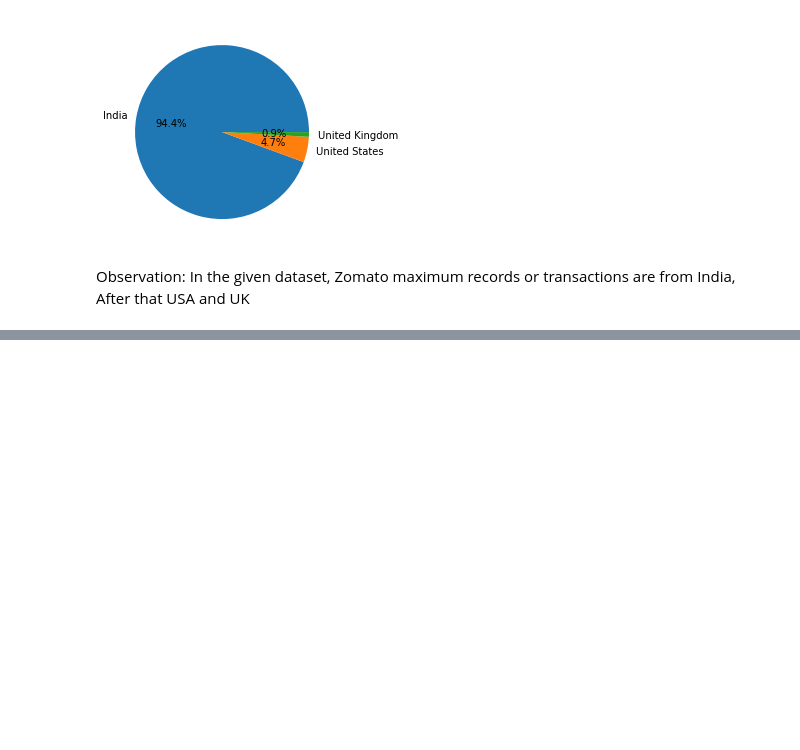
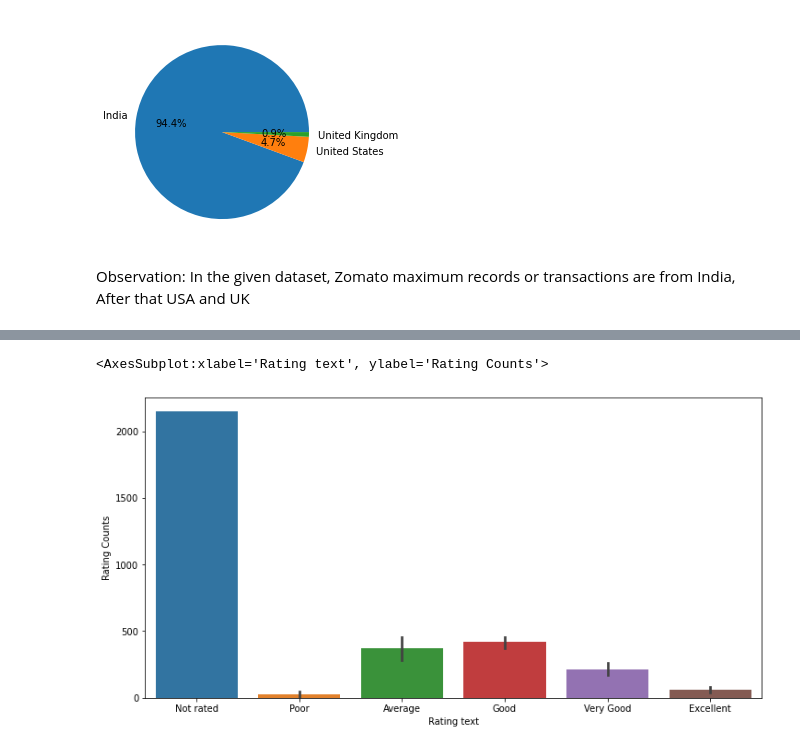
Before and after one commit to bhimrazy/Exploratory-Data-Analysis, a Jupyter notebook: zomato/zomato_eda.ipynb, the cells around one changed output, grey strips where cells are left out. Saved outputs shown, nothing was run; the diff lists cells and outputs as text; code cells hidden in the pictures; blank space fills up the shorter version.

```diff
--- a/zomato/zomato_eda.ipynb
+++ b/zomato/zomato_eda.ipynb
@@ -129,0 +178,6 @@ After that USA and UK
+# %%
+#visualizing Rating text vs Ratings Count using bar plot
+sns.barplot(x="Rating text",y="Rating Counts",data=ratings)
+# %% [output]
+<AxesSubplot:xlabel='Rating text', ylabel='Rating Counts'>
+[figure, added]
```
Also changed, not shown: parts of 6 cells of this notebook.
